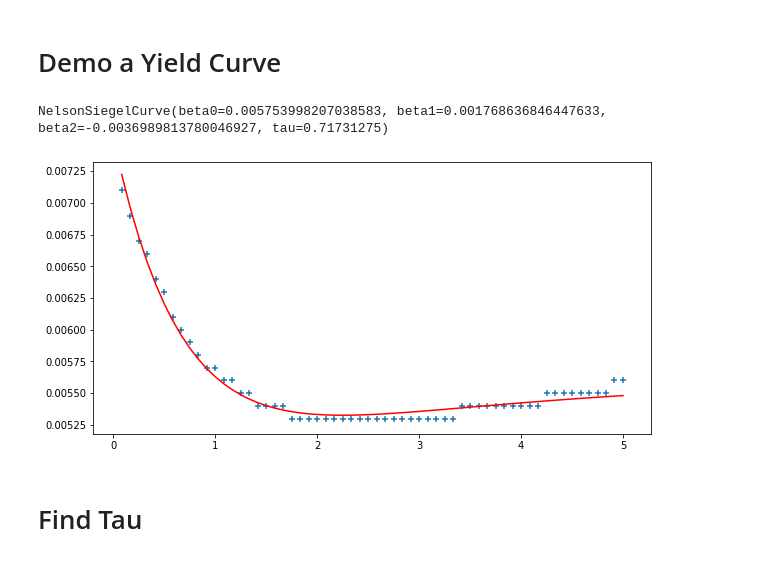
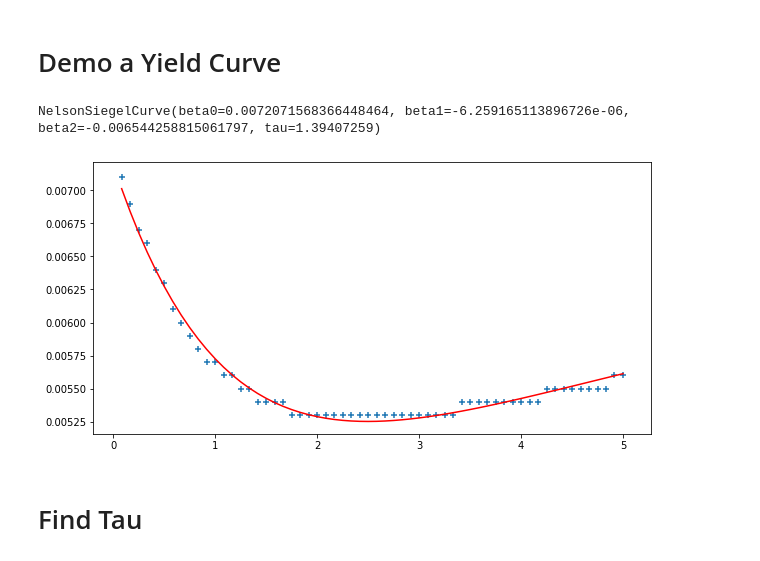
Before and after one commit to minhmanminhman/risk_modelling, a Jupyter notebook: visualization_report.ipynb, the cells around one changed output. Drawn from its saved outputs; the diff is of its cells as text; code cells hidden in the pictures.

```diff
--- a/visualization_report.ipynb
+++ b/visualization_report.ipynb
@@ -102,17 +95,17 @@ Number of (row, column):  (991, 60)
 # %%
 t = year_maturity
 y = data.loc['2019-11-22'].values
-tau = 0.71731275
+tau = 1.39407259
 
 curve, _ = betas_ns_ols(tau, t, y)
 print(curve)
 plt.figure(figsize=(10,5))
 plt.plot(t, curve(t), c='red')
 plt.scatter(t, y, marker='+')
 plt.show()
 # %% [output]
-NelsonSiegelCurve(beta0=0.005753998207038583, beta1=0.001768636846447633, beta2=-0.0036989813780046927, tau=0.71731275)
+NelsonSiegelCurve(beta0=0.0072071568366448464, beta1=-6.259165113896726e-06, beta2=-0.006544258815061797, tau=1.39407259)
-[figure, old version]
+[figure, new version]
 # %% [markdown]
 # Find Tau
 # %%
```
Also changed, not shown: parts of 16 cells of this notebook, 5 other files.
